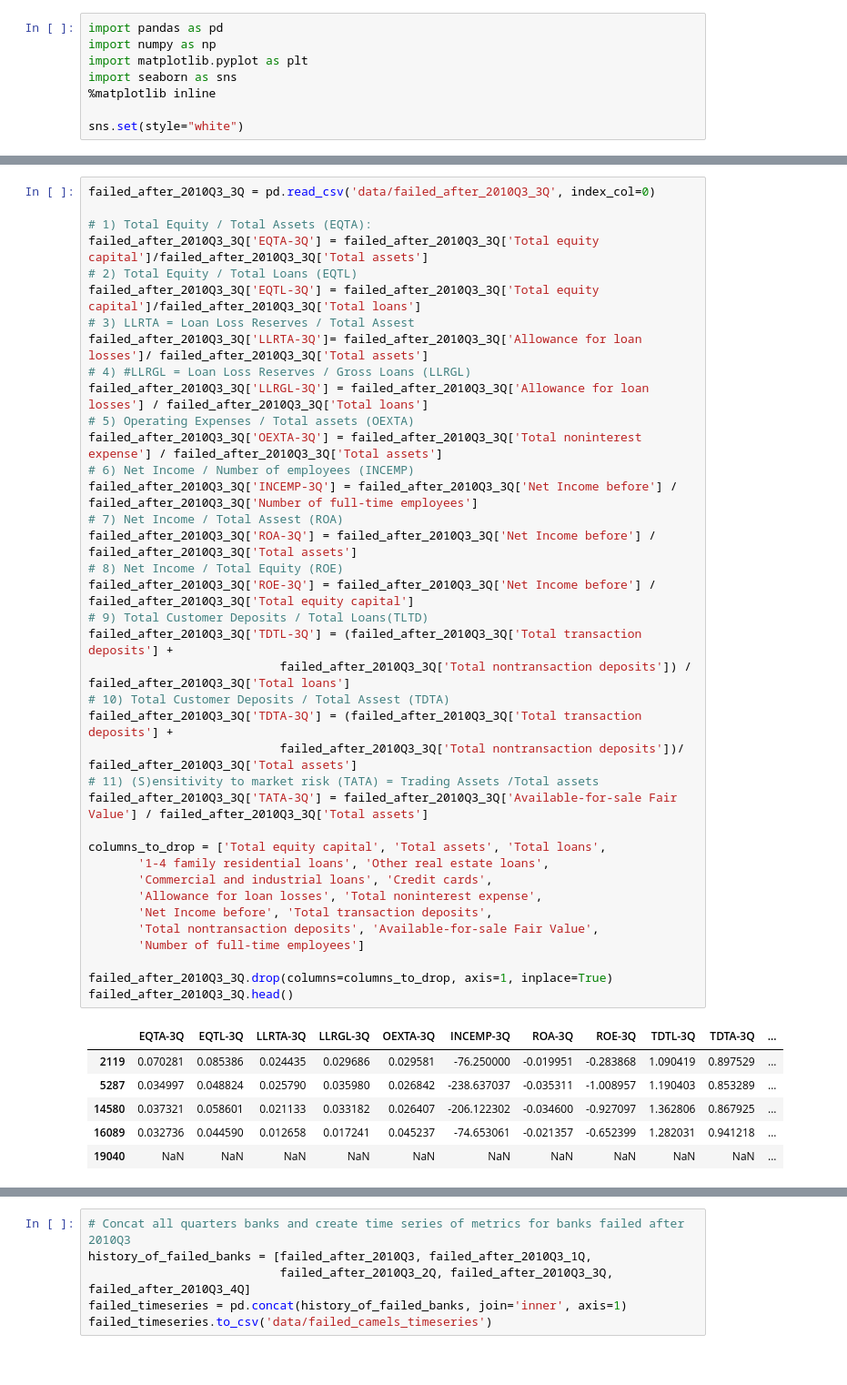
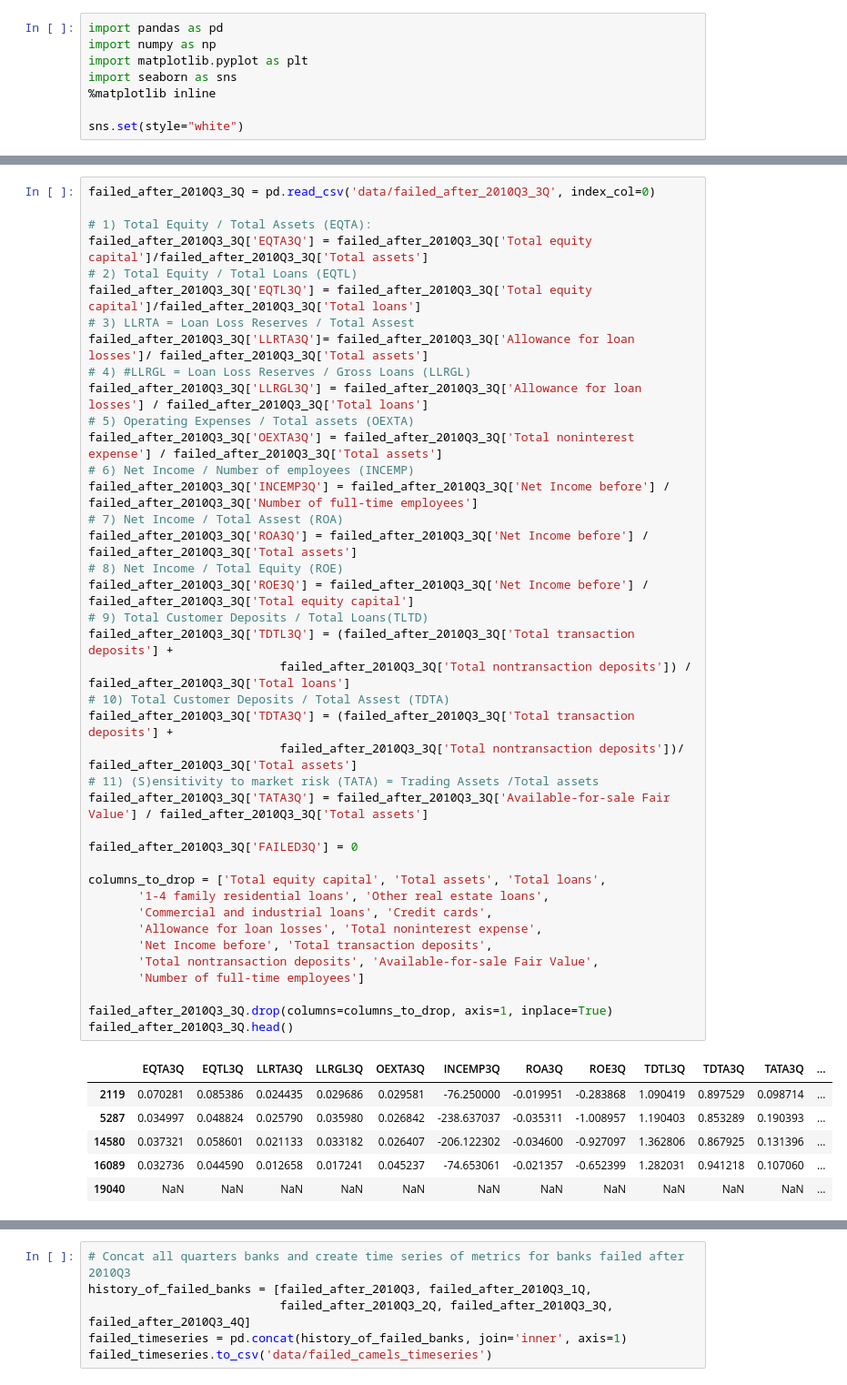
Before and after one commit to allaccountstaken/predicting_bank_distress, a Jupyter notebook: create_camel_dataset.ipynb, the cells around one changed output, grey strips where cells are left out. Shown at 91% size. Saved outputs shown, nothing was run; the diff lists cells and outputs as text.

```diff
--- a/create_camel_dataset.ipynb
+++ b/create_camel_dataset.ipynb
@@ -121,48 +128,50 @@ failed_after_2010Q3_2Q.drop(columns=columns_to_drop, axis=1, inplace=True)
 # %%
 failed_after_2010Q3_3Q = pd.read_csv('data/failed_after_2010Q3_3Q', index_col=0)
 
 # 1) Total Equity / Total Assets (EQTA):
-failed_after_2010Q3_3Q['EQTA-3Q'] = failed_after_2010Q3_3Q['Total equity capital']/failed_after_2010Q3_3Q['Total assets']
+failed_after_2010Q3_3Q['EQTA3Q'] = failed_after_2010Q3_3Q['Total equity capital']/failed_after_2010Q3_3Q['Total assets']
 # 2) Total Equity / Total Loans (EQTL)
-failed_after_2010Q3_3Q['EQTL-3Q'] = failed_after_2010Q3_3Q['Total equity capital']/failed_after_2010Q3_3Q['Total loans']
+failed_after_2010Q3_3Q['EQTL3Q'] = failed_after_2010Q3_3Q['Total equity capital']/failed_after_2010Q3_3Q['Total loans']
 # 3) LLRTA = Loan Loss Reserves / Total Assest
-failed_after_2010Q3_3Q['LLRTA-3Q']= failed_after_2010Q3_3Q['Allowance for loan losses']/ failed_after_2010Q3_3Q['Total assets']
+failed_after_2010Q3_3Q['LLRTA3Q']= failed_after_2010Q3_3Q['Allowance for loan losses']/ failed_after_2010Q3_3Q['Total assets']
 # 4) #LLRGL = Loan Loss Reserves / Gross Loans (LLRGL)
-failed_after_2010Q3_3Q['LLRGL-3Q'] = failed_after_2010Q3_3Q['Allowance for loan losses'] / failed_after_2010Q3_3Q['Total loans']
+failed_after_2010Q3_3Q['LLRGL3Q'] = failed_after_2010Q3_3Q['Allowance for loan losses'] / failed_after_2010Q3_3Q['Total loans']
 # 5) Operating Expenses / Total assets (OEXTA)
-failed_after_2010Q3_3Q['OEXTA-3Q'] = failed_after_2010Q3_3Q['Total noninterest expense'] / failed_after_2010Q3_3Q['Total assets']
+failed_after_2010Q3_3Q['OEXTA3Q'] = failed_after_2010Q3_3Q['Total noninterest expense'] / failed_after_2010Q3_3Q['Total assets']
 # 6) Net Income / Number of employees (INCEMP)
-failed_after_2010Q3_3Q['INCEMP-3Q'] = failed_after_2010Q3_3Q['Net Income before'] / failed_after_2010Q3_3Q['Number of full-time employees']
+failed_after_2010Q3_3Q['INCEMP3Q'] = failed_after_2010Q3_3Q['Net Income before'] / failed_after_2010Q3_3Q['Number of full-time employees']
 # 7) Net Income / Total Assest (ROA)
-failed_after_2010Q3_3Q['ROA-3Q'] = failed_after_2010Q3_3Q['Net Income before'] / failed_after_2010Q3_3Q['Total assets']
+failed_after_2010Q3_3Q['ROA3Q'] = failed_after_2010Q3_3Q['Net Income before'] / failed_after_2010Q3_3Q['Total assets']
 # 8) Net Income / Total Equity (ROE)
-failed_after_2010Q3_3Q['ROE-3Q'] = failed_after_2010Q3_3Q['Net Income before'] / failed_after_2010Q3_3Q['Total equity capital']
+failed_after_2010Q3_3Q['ROE3Q'] = failed_after_2010Q3_3Q['Net Income before'] / failed_after_2010Q3_3Q['Total equity capital']
 # 9) Total Customer Deposits / Total Loans(TLTD)
-failed_after_2010Q3_3Q['TDTL-3Q'] = (failed_after_2010Q3_3Q['Total transaction deposits'] +
+failed_after_2010Q3_3Q['TDTL3Q'] = (failed_after_2010Q3_3Q['Total transaction deposits'] +
                            failed_after_2010Q3_3Q['Total nontransaction deposits']) / failed_after_2010Q3_3Q['Total loans']
 # 10) Total Customer Deposits / Total Assest (TDTA)
-failed_after_2010Q3_3Q['TDTA-3Q'] = (failed_after_2010Q3_3Q['Total transaction deposits'] +
+failed_after_2010Q3_3Q['TDTA3Q'] = (failed_after_2010Q3_3Q['Total transaction deposits'] +
                            failed_after_2010Q3_3Q['Total nontransaction deposits'])/ failed_after_2010Q3_3Q['Total assets']
 # 11) (S)ensitivity to market risk (TATA) = Trading Assets /Total assets
-failed_after_2010Q3_3Q['TATA-3Q'] = failed_after_2010Q3_3Q['Available-for-sale Fair Value'] / failed_after_2010Q3_3Q['Total assets']
+failed_after_2010Q3_3Q['TATA3Q'] = failed_after_2010Q3_3Q['Available-for-sale Fair Value'] / failed_after_2010Q3_3Q['Total assets']
+
+failed_after_2010Q3_3Q['FAILED3Q'] = 0
 
 columns_to_drop = ['Total equity capital', 'Total assets', 'Total loans',
        '1-4 family residential loans', 'Other real estate loans',
        'Commercial and industrial loans', 'Credit cards',
        'Allowance for loan losses', 'Total noninterest expense',
        'Net Income before', 'Total transaction deposits',
        'Total nontransaction deposits', 'Available-for-sale Fair Value',
        'Number of full-time employees']
 
 failed_after_2010Q3_3Q.drop(columns=columns_to_drop, axis=1, inplace=True)
 failed_after_2010Q3_3Q.head()
 # %% [output]
-|  | EQTA-3Q | EQTL-3Q | LLRTA-3Q | LLRGL-3Q | OEXTA-3Q | INCEMP-3Q | ROA-3Q | ROE-3Q | TDTL-3Q | TDTA-3Q | ... |
-| 2119 | 0.070281 | 0.085386 | 0.024435 | 0.029686 | 0.029581 | -76.250000 | -0.019951 | -0.283868 | 1.090419 | 0.897529 | ... |
-| 5287 | 0.034997 | 0.048824 | 0.025790 | 0.035980 | 0.026842 | -238.637037 | -0.035311 | -1.008957 | 1.190403 | 0.853289 | ... |
-| 14580 | 0.037321 | 0.058601 | 0.021133 | 0.033182 | 0.026407 | -206.122302 | -0.034600 | -0.927097 | 1.362806 | 0.867925 | ... |
-| 16089 | 0.032736 | 0.044590 | 0.012658 | 0.017241 | 0.045237 | -74.653061 | -0.021357 | -0.652399 | 1.282031 | 0.941218 | ... |
-| 19040 | NaN | NaN | NaN | NaN | NaN | NaN | NaN | NaN | NaN | NaN | ... |
+|  | EQTA3Q | EQTL3Q | LLRTA3Q | LLRGL3Q | OEXTA3Q | INCEMP3Q | ROA3Q | ROE3Q | TDTL3Q | TDTA3Q | TATA3Q | ... |
+| 2119 | 0.070281 | 0.085386 | 0.024435 | 0.029686 | 0.029581 | -76.250000 | -0.019951 | -0.283868 | 1.090419 | 0.897529 | 0.098714 | ... |
+| 5287 | 0.034997 | 0.048824 | 0.025790 | 0.035980 | 0.026842 | -238.637037 | -0.035311 | -1.008957 | 1.190403 | 0.853289 | 0.190393 | ... |
+| 14580 | 0.037321 | 0.058601 | 0.021133 | 0.033182 | 0.026407 | -206.122302 | -0.034600 | -0.927097 | 1.362806 | 0.867925 | 0.131396 | ... |
+| 16089 | 0.032736 | 0.044590 | 0.012658 | 0.017241 | 0.045237 | -74.653061 | -0.021357 | -0.652399 | 1.282031 | 0.941218 | 0.107060 | ... |
+| 19040 | NaN | NaN | NaN | NaN | NaN | NaN | NaN | NaN | NaN | NaN | NaN | ... |
 # %%
 failed_after_2010Q3_4Q = pd.read_csv('data/failed_after_2010Q3_4Q', index_col=0)
 
```
Also changed, not shown: parts of 12 cells of this notebook, 3 other files.
